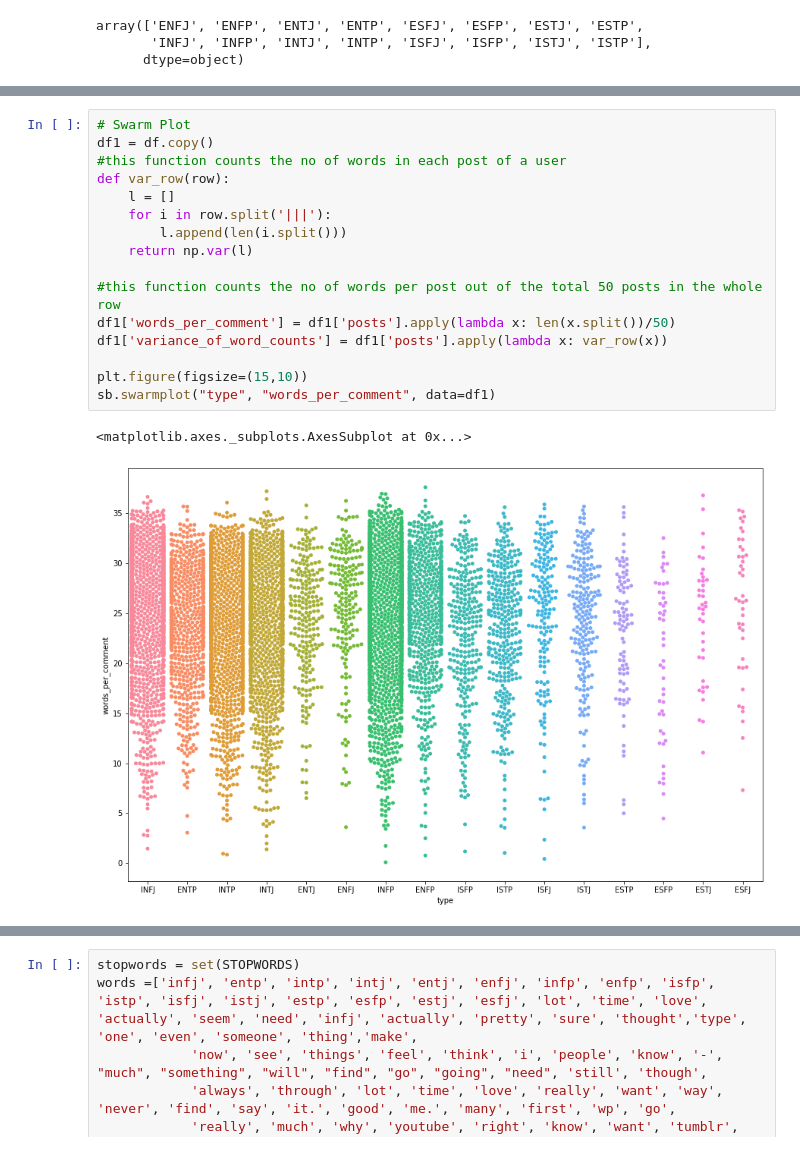
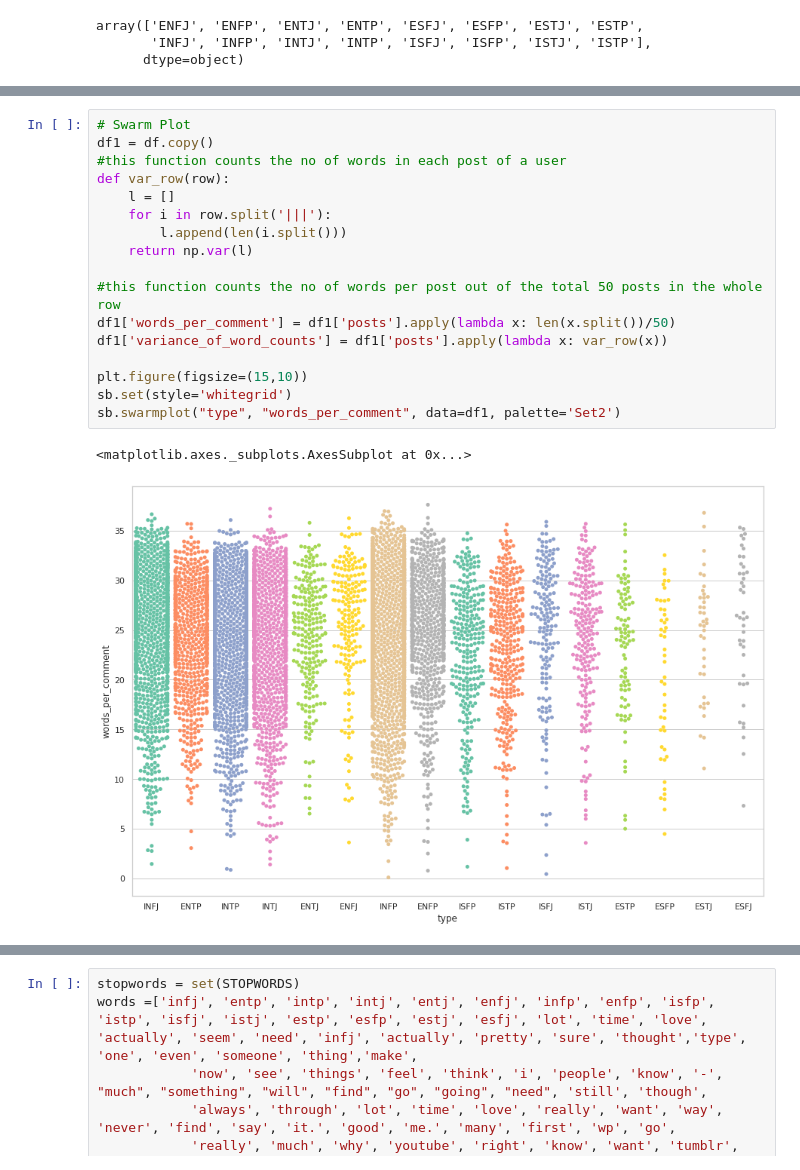
Before and after one commit to Charlotteeeeeeeeee0622/MBTI, a Jupyter notebook: mbti.ipynb, the cells around one changed output, grey strips where cells are left out. Drawn from its saved outputs; the diff is of its cells as text.

```diff
--- a/mbti.ipynb
+++ b/mbti.ipynb
@@ -115,22 +75,23 @@ plt.show()
 # %%
 # Swarm Plot
 df1 = df.copy()
 #this function counts the no of words in each post of a user
 def var_row(row):
     l = []
     for i in row.split('|||'):
         l.append(len(i.split()))
     return np.var(l)
 
 #this function counts the no of words per post out of the total 50 posts in the whole row
 df1['words_per_comment'] = df1['posts'].apply(lambda x: len(x.split())/50)
 df1['variance_of_word_counts'] = df1['posts'].apply(lambda x: var_row(x))
 
 plt.figure(figsize=(15,10))
-sb.swarmplot("type", "words_per_comment", data=df1)
+sb.set(style='whitegrid')
+sb.swarmplot("type", "words_per_comment", data=df1, palette='Set2')
 # %% [output]
 <matplotlib.axes._subplots.AxesSubplot at 0x...>
-[figure, old version]
+[figure, new version]
 # %%
 fig, ax = plt.subplots(len(df1['type'].unique()), sharex=True, figsize=(15,len(df1['type'].unique())))
 k = 0
```
Also changed, not shown: parts of 5 cells of this notebook.
